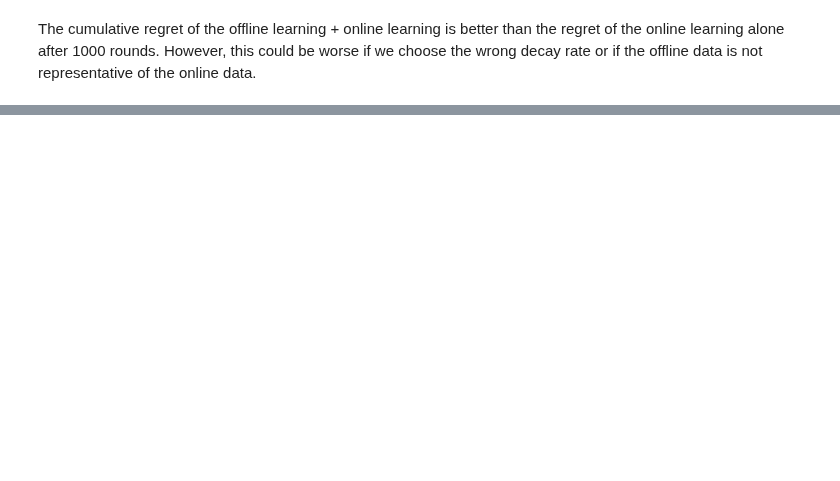
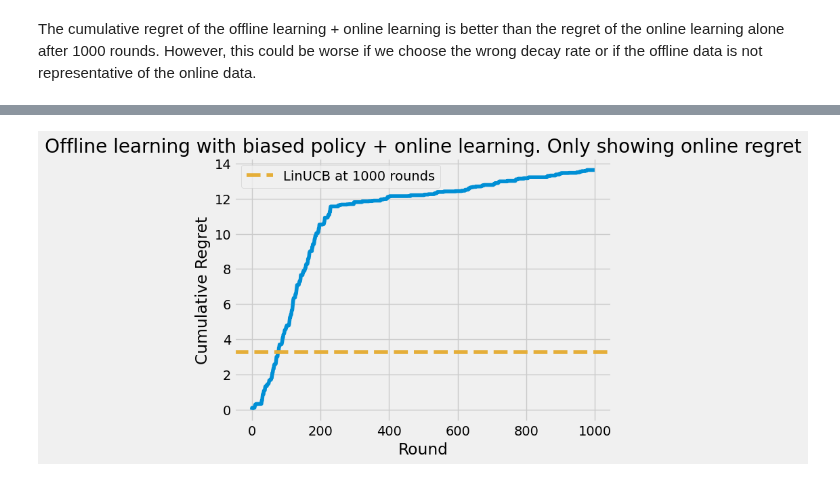
Before and after one commit to bayesianbandits/bayesianbandits, a Jupyter notebook: docs/notebooks/offline-learning.ipynb, the cells around one changed output, grey strips where cells are left out. Saved outputs shown, nothing was run; the diff lists cells and outputs as text; code cells hidden in the pictures; blank space fills up the shorter version.

```diff
--- a/docs/notebooks/offline-learning.ipynb
+++ b/docs/notebooks/offline-learning.ipynb
@@ -335,0 +367,52 @@ However, this could be worse if we choose the wrong decay rate or if the offline
+# %%
+# 1 Simulate offline data
+np.random.seed(111)
+oracle = LoanOracle()
+
+def action_1_more_likely_policy():
+    return InterestRate(1) if np.random.uniform() < 0.8 else InterestRate(2)
+
+contexts, actions = simulate_offline_data(oracle, 3000, action_1_more_likely_policy)
+
+# 2. Learn from offline data
+offline_agent = create_agent()
+
+for token, reward, context in zip(actions, oracle.rewards, contexts):
+    offline_agent.select_for_update(token).update(
+        np.atleast_2d(context), np.atleast_1d(reward - true_reward_mean)
+    )
+
+    offline_agent.decay(context, decay_rate=0.95)
+
+# 3 Run online learning
+online_rounds = 1000
+for _ in range(online_rounds):
+
+    user_age = np.random.uniform(-5, 5)
+
+    context = np.array([1.0, user_age])
+
+    oracle.set_context(context)
+    oracle.best_expected_reward()
+
+    action, = offline_agent.pull(np.atleast_2d(context))
+    action.take_action(oracle)
+    offline_agent.update(context, oracle.rewards[-1] - true_reward_mean)
+
+
+offline_plus_online_regret = np.cumsum(
+    np.array(oracle.optimal_rewards[-online_rounds:]) - np.array(oracle.expected_rewards[-online_rounds:])
+)
+
+def plot_cumulative_regret(regret):
+    plt.plot(regret)
+    plt.xlabel("Round")
+    plt.ylabel("Cumulative Regret")
+    plt.title("Offline learning with biased policy + online learning. Only showing online regret")
+    plt.axhline(y=linucb_regret_at_1000, linestyle='--', color='#e5ae38',
+                label=f'LinUCB at 1000 rounds')
+    plt.legend()
+
+plot_cumulative_regret(offline_plus_online_regret)
+# %% [output]
+[figure, added]
```
Also changed, not shown: parts of 11 cells of this notebook.
